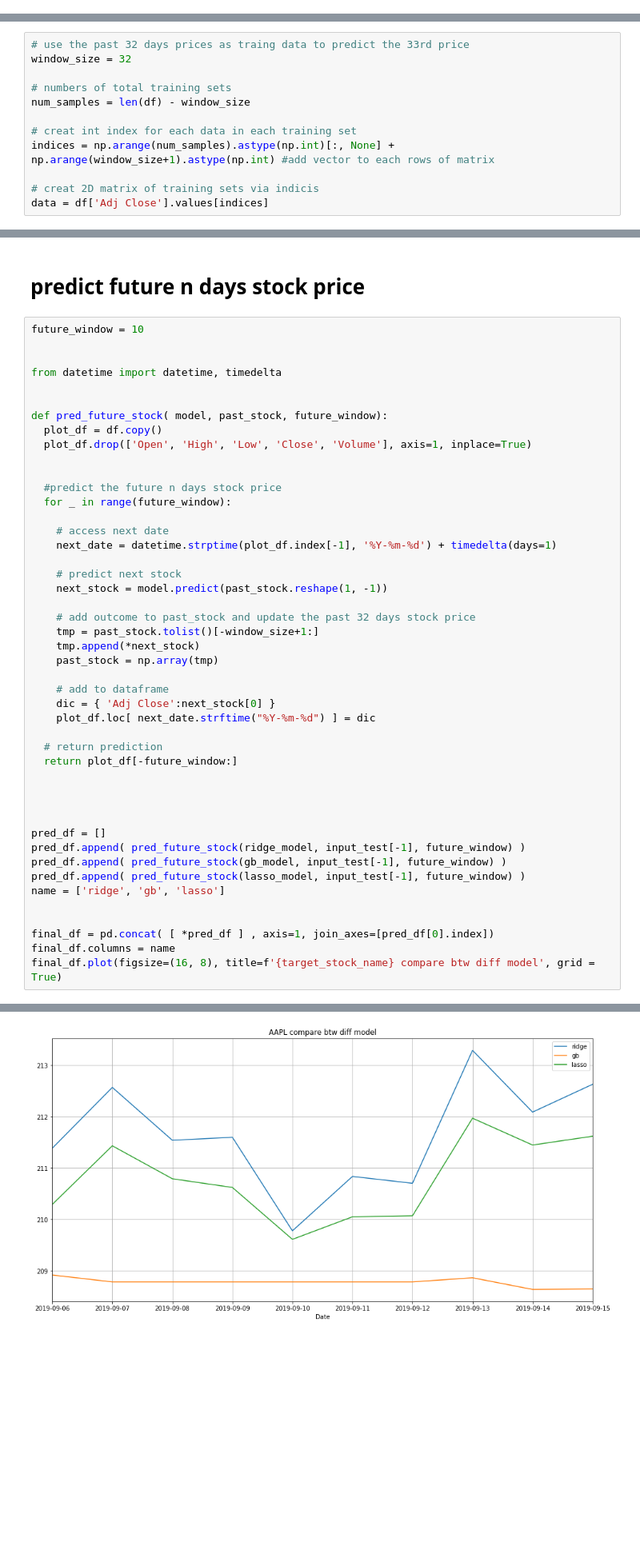
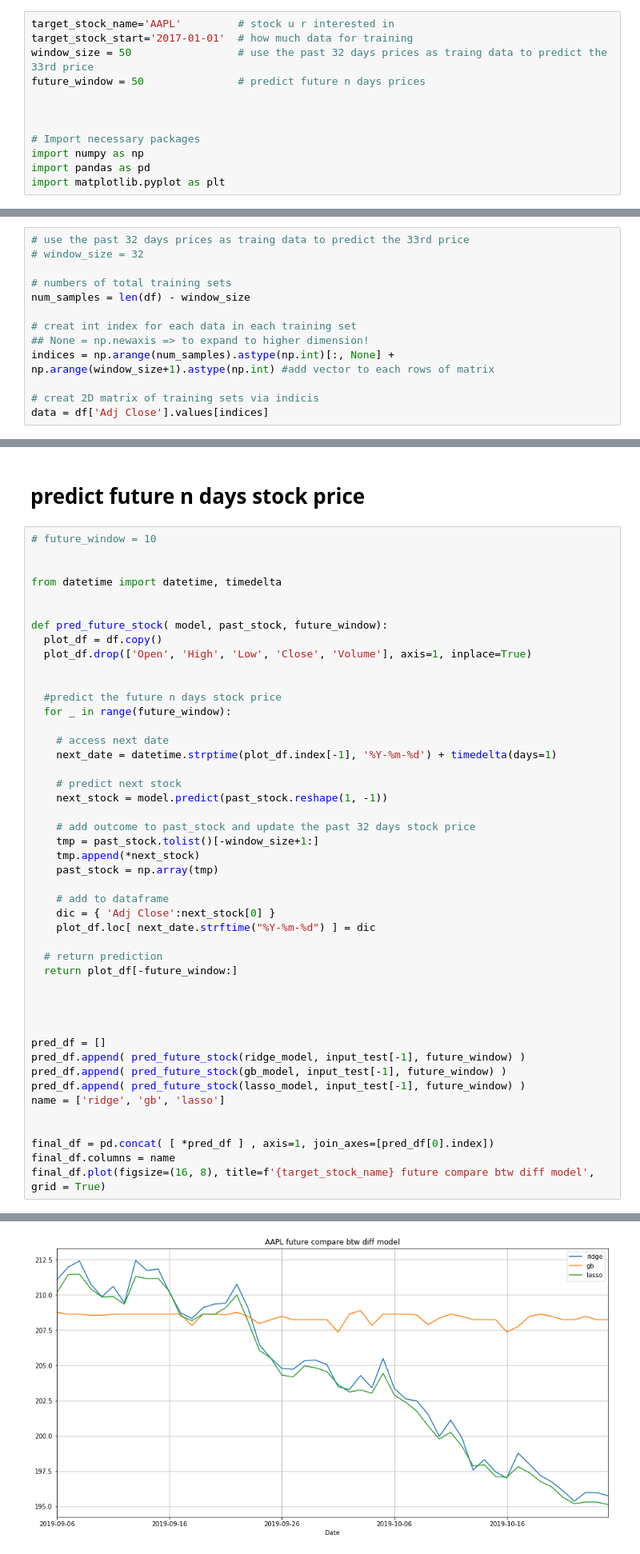
Before and after one commit to J-YT/stock_prediction, a Jupyter notebook: Stock_prediction.ipynb, the cells around one changed output, grey strips where cells are left out. Shown at 80% size. Saved outputs shown, nothing was run; the diff lists cells and outputs as text; blank space fills up the shorter version.

```diff
--- a/Stock_prediction.ipynb
+++ b/Stock_prediction.ipynb
@@ -5,0 +1,12 @@ import matplotlib.pyplot as plt
+# %%
+target_stock_name='AAPL'         # stock u r interested in
+target_stock_start='2017-01-01'  # how much data for training
+window_size = 50                 # use the past 32 days prices as traing data to predict the 33rd price
+future_window = 50               # predict future n days prices
+
+
+
+# Import necessary packages
+import numpy as np
+import pandas as pd
+import matplotlib.pyplot as plt
@@ -76,11 +57,12 @@ to expand to higher dimension!
 # %%
 # use the past 32 days prices as traing data to predict the 33rd price
-window_size = 32
+# window_size = 32
 
 # numbers of total training sets
 num_samples = len(df) - window_size
 
 # creat int index for each data in each training set
+## None = np.newaxis => to expand to higher dimension!
 indices = np.arange(num_samples).astype(np.int)[:, None] + np.arange(window_size+1).astype(np.int) #add vector to each rows of matrix
 
 # creat 2D matrix of training sets via indicis
@@ -209,7 +213,7 @@ df_lasso_infer.plot(label='TESLA test vs real', figsize=(16, 8), title = 'Adjust
 # %% [markdown]
 # predict future n days stock price
 # %%
-future_window = 10
+# future_window = 10
 
 
 from datetime import datetime, timedelta
@@ -228,32 +232,32 @@ def pred_future_stock( model, past_stock, future_window):
 
     # predict next stock
     next_stock = model.predict(past_stock.reshape(1, -1))
 
     # add outcome to past_stock and update the past 32 days stock price
     tmp = past_stock.tolist()[-window_size+1:]
     tmp.append(*next_stock)
     past_stock = np.array(tmp)
 
     # add to dataframe
     dic = { 'Adj Close':next_stock[0] }
     plot_df.loc[ next_date.strftime("%Y-%m-%d") ] = dic
 
   # return prediction
   return plot_df[-future_window:]
 
 
 
 
 pred_df = []
 pred_df.append( pred_future_stock(ridge_model, input_test[-1], future_window) )
 pred_df.append( pred_future_stock(gb_model, input_test[-1], future_window) )
 pred_df.append( pred_future_stock(lasso_model, input_test[-1], future_window) )
 name = ['ridge', 'gb', 'lasso']
 
 
 final_df = pd.concat( [ *pred_df ] , axis=1, join_axes=[pred_df[0].index])
 final_df.columns = name
-final_df.plot(figsize=(16, 8), title=f'{target_stock_name} compare btw diff model', grid = True)
+final_df.plot(figsize=(16, 8), title=f'{target_stock_name} future compare btw diff model', grid = True)
 # %% [output]
 <matplotlib.axes._subplots.AxesSubplot at 0x...>
-[figure, old version]
+[figure, new version]
```
Also changed, not shown: parts of 12 cells of this notebook.
